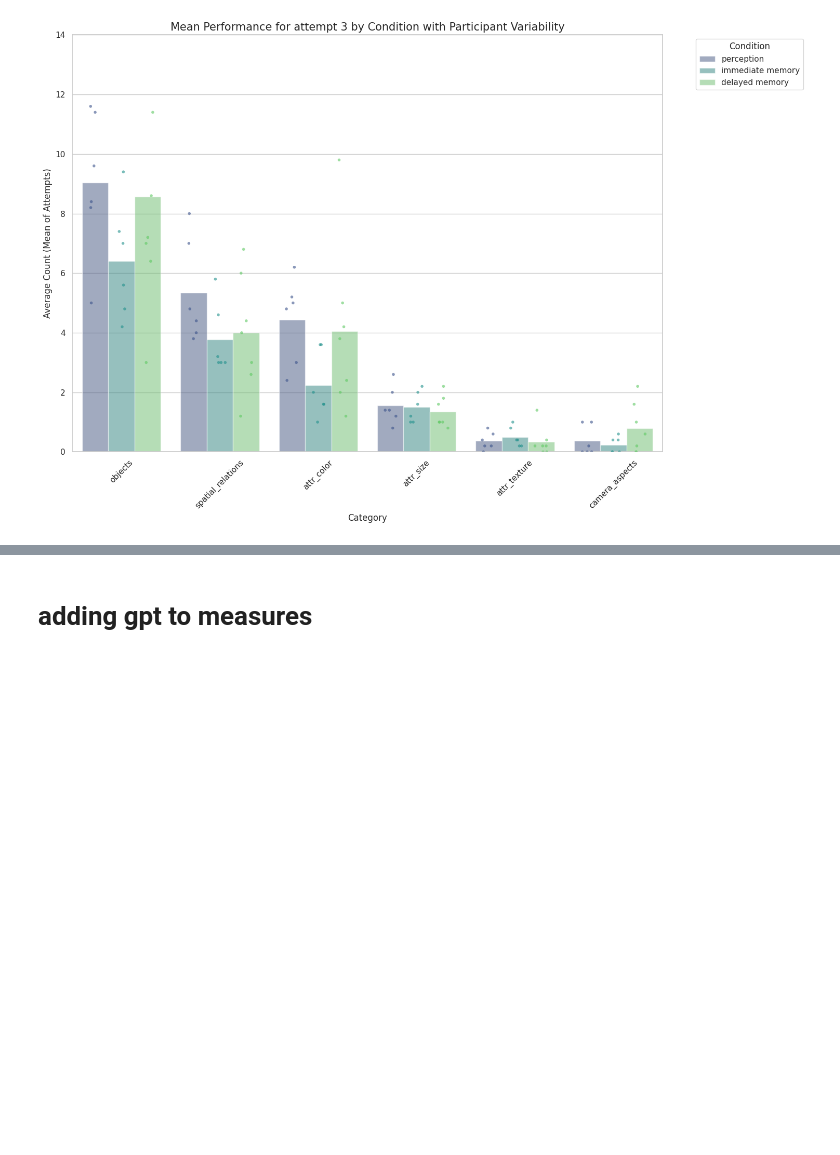
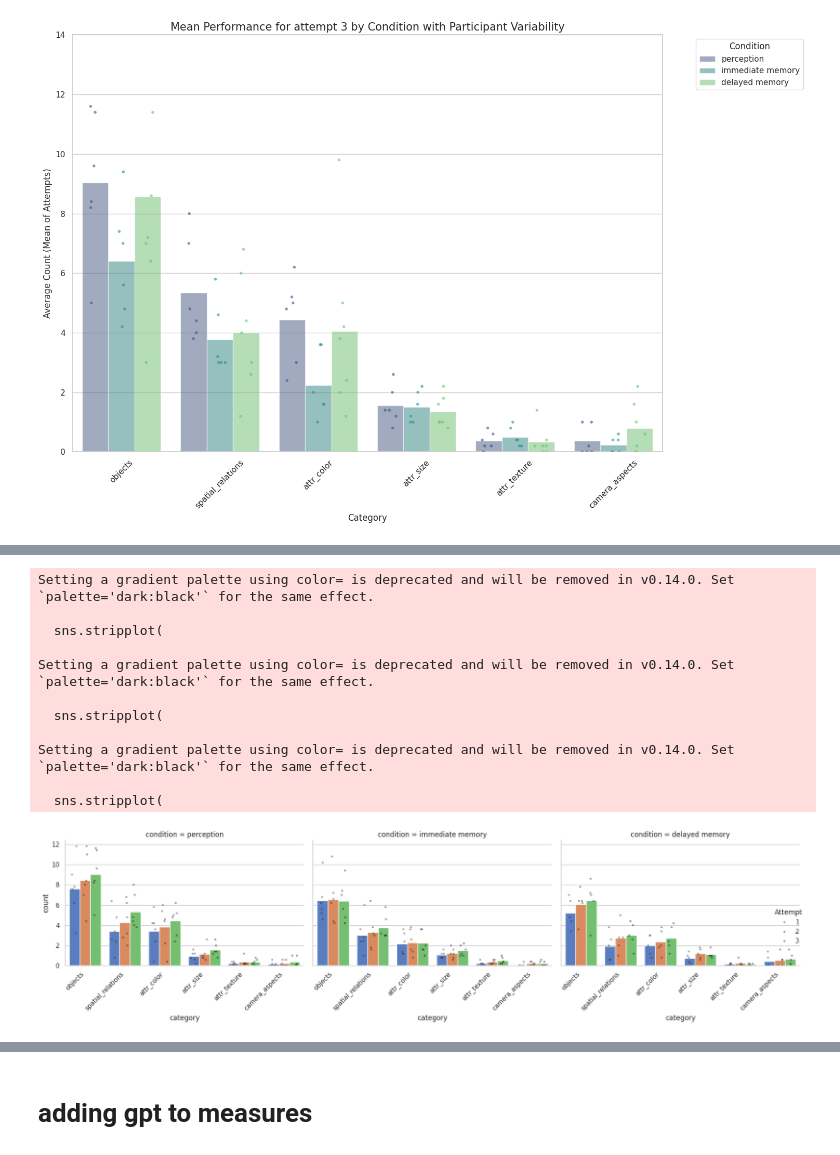
Before and after one commit to AnatKordon/Imagination_in_translation, a Jupyter notebook: analysis/nlp_analysis/comparing_conditions.ipynb, the cells around one changed output, grey strips where cells are left out. Drawn from its saved outputs; the diff is of its cells as text; code cells hidden in the pictures; blank space fills up the shorter version.

```diff
--- a/analysis/nlp_analysis/comparing_conditions.ipynb
+++ b/analysis/nlp_analysis/comparing_conditions.ipynb
@@ -43,3 +59,6 @@ df_wilma = pd.read_csv("/mnt/hdd/anatkorol/Imagination_in_translation/Data/other
+# %%
+# data without outlier participant from the delay memory condition
+df_clean = df[df['uid'] != 'qfd4qbm61773068899839']
 # %%
 graphs_path = Path("/mnt/hdd/anatkorol/Imagination_in_translation/analysis/nlp_analysis/comparing_conditions/graphs")
 # %%
@@ -93,3 +112,4 @@ def converted (df):
 #apply conversion to each df
 df = converted(df)
 df_gpt = converted(df_gpt)
+df_clean = converted(df_clean)
@@ -152,3 +180,7 @@ long.head(3)
 long.columns
 # %% [output]
 Index(['condition', 'attempt', 'uid', 'gt', 'category', 'items', 'count'], dtype='object')
+# %%
+#transforming the data using square root:
+long['sqrt_count'] = np.sqrt(long['count'])
+long
@@ -461,0 +573,57 @@ plt.show()
+# %%
+
+# 1. Choose your colors
+bar_palette = "muted"   # "muted", "deep", or "Dark2" are good for darker bars
+dot_color = "black"     # Using a single dark color for dots often looks cleaner
+
+sns.set_theme(style="whitegrid")
+
+g = sns.FacetGrid(
+    df_participant,
+    col="condition",
+    col_order=['perception', 'immediate memory', 'delayed memory'],
+    height=5,
+    aspect=1.2
+)
+
+def draw_study_data(data, **kwargs):
+    ax = plt.gca()
+
+    # DARKER BARS: alpha=1.0 makes them fully opaque
+    sns.barplot(
+        data=data, x="category", y="count", hue="attempt",
+        palette=bar_palette, alpha=1.0, errorbar=None, ax=ax
+    )
+
+    # CONTRASTING DOTS: Using 'black' or '0.2' (dark gray)
+    # dodge=True keeps them aligned with the specific attempt bar
+    sns.stripplot(
+        data=data, x="category", y="count", hue="attempt",
+        color=dot_color, dodge=True, alpha=0.4, size=3.5, jitter=0.2, ax=ax
+    )
+
+    if ax.get_legend(): ax.get_legend().remove()
+
+g.map_dataframe(draw_study_data)
+
+# Diagonal Labels
+for ax in g.axes.flat:
+    plt.setp(ax.get_xticklabels(), rotation=45, ha='right')
+
+g.add_legend(title="Attempt")
+plt.tight_layout()
+#plt.savefig(graphs_path / 'tags_count_seperate_conditions_with_ppt_variablity_clean_data.png', bbox_inches='tight')
+plt.show()
+# %% [output]
+Setting a gradient palette using color= is deprecated and will be removed in v0.14.0. Set `palette='dark:black'` for the same effect.
+
+  sns.stripplot(
+
+Setting a gradient palette using color= is deprecated and will be removed in v0.14.0. Set `palette='dark:black'` for the same effect.
+
+  sns.stripplot(
+
+Setting a gradient palette using color= is deprecated and will be removed in v0.14.0. Set `palette='dark:black'` for the same effect.
+
+  sns.stripplot(
+[figure, added]
```
Also changed, not shown: parts of 25 cells of this notebook, 3 other files.
